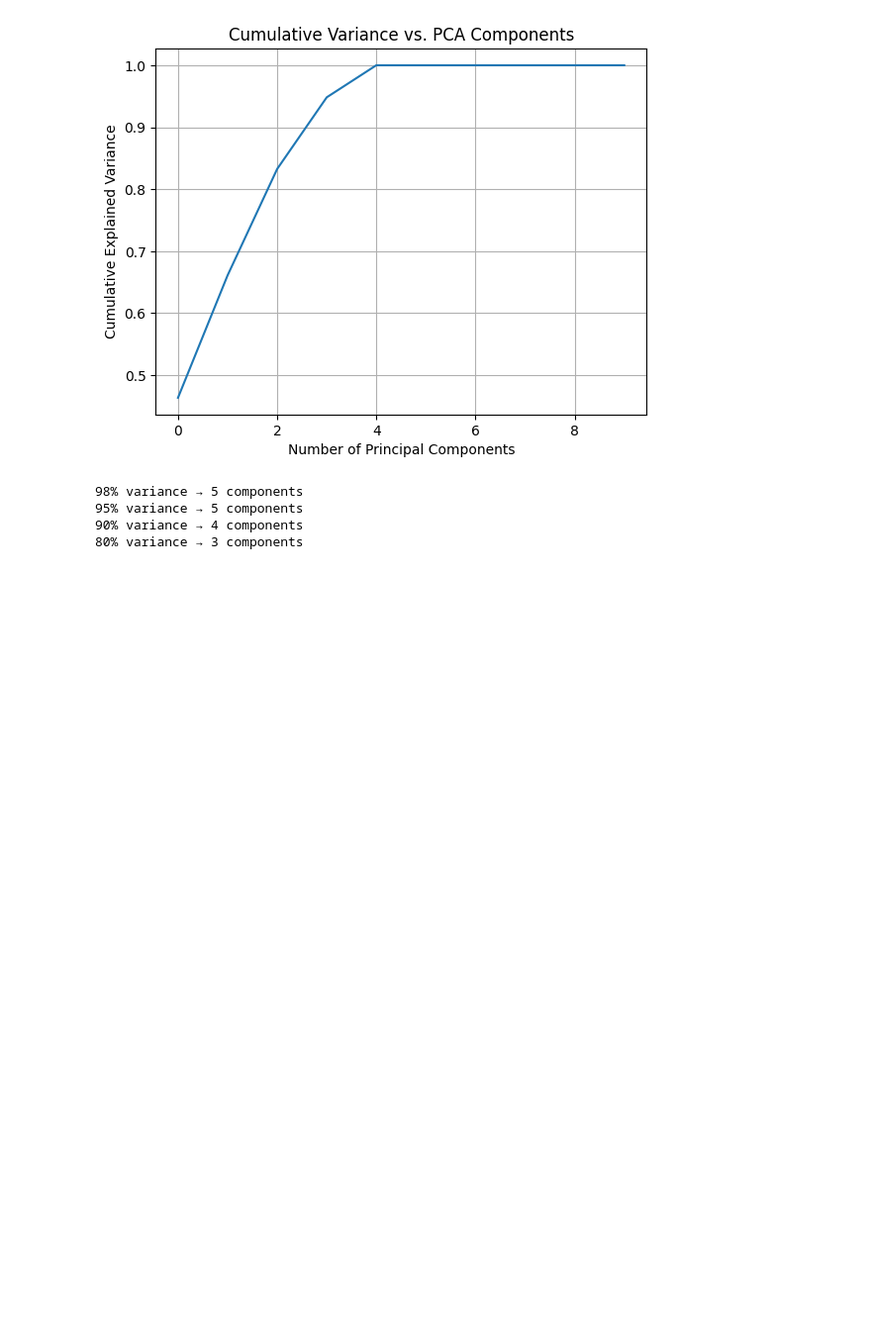
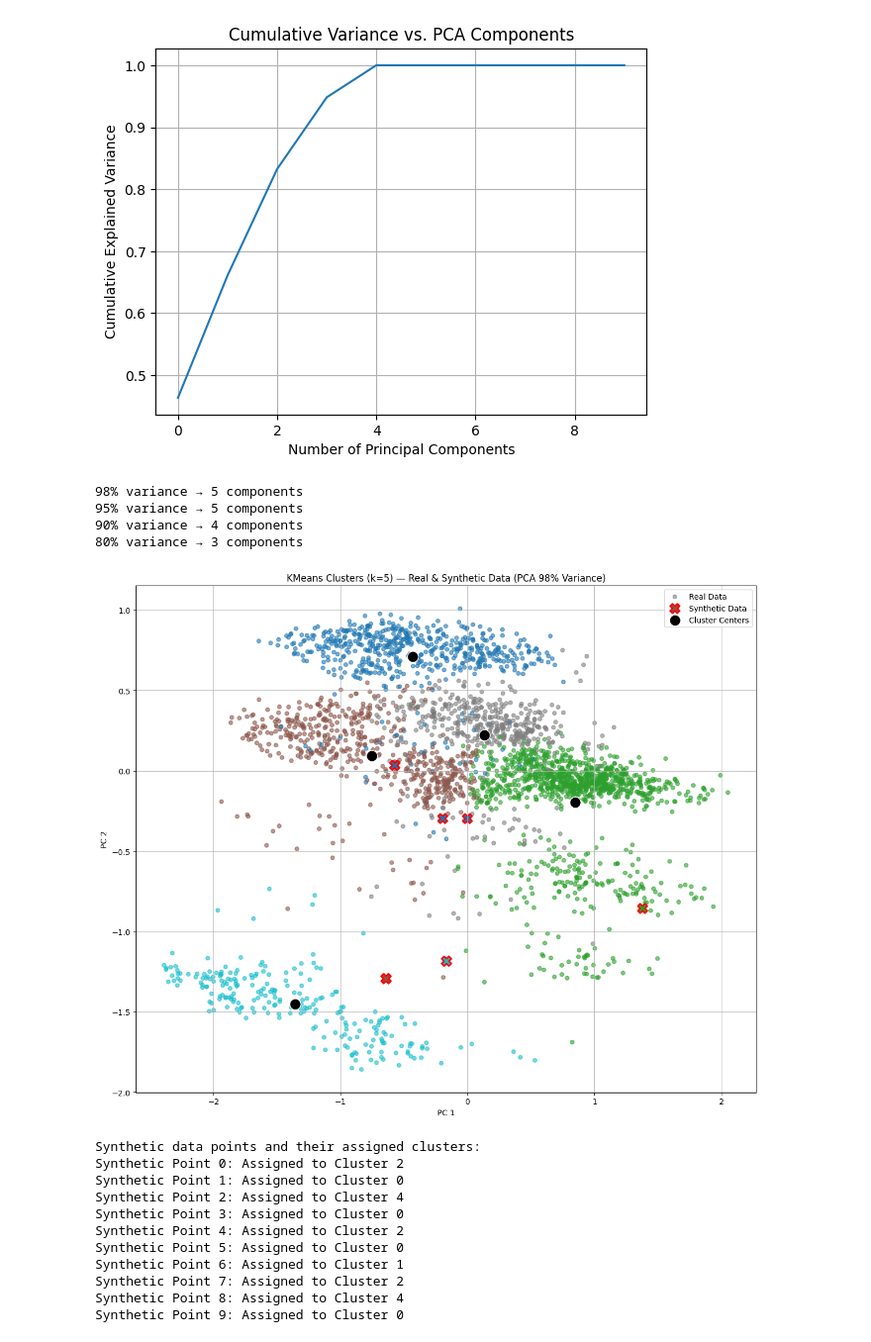
Before and after one commit to hedesiustefan/ML_Project, a Jupyter notebook: LAB4/ML_LAB4.ipynb, the cells around one changed output. Shown at 99% size. Cells and saved outputs as stored; diff of their text form; code cells hidden in the pictures; blank space fills up the shorter version.

Commit message:
k means on synthetic data

```diff
--- a/LAB4/ML_LAB4.ipynb
+++ b/LAB4/ML_LAB4.ipynb
@@ -537,3 +535,74 @@ for target in [0.98, 0.95, 0.90, 0.80]:
 95% variance → 5 components
 90% variance → 4 components
 80% variance → 3 components
+# %%
+import matplotlib.pyplot as plt
+
+# 1. Define the parameters for PCA and KMeans from the real data analysis
+# Using 98% variance (50 components) and its optimal k (5) from previous analysis
+target_variance = 0.98
+n_components_for_real_pca = 50  # From output of cell 2bc9e002 for 98% variance
+k_optimal_for_clustering = 5   # From best_k_for_each[0.98] in cell 468daf76
+
+# 2. Recreate the specific PCA model for real data with 98% variance
+# 'scaler' and 'numerical_cols' are already defined and fitted on real data in cell 2bc9e002
+# 'X_scaled' is the scaled real numerical data from cell 2bc9e002
+pca_for_clustering = PCA(n_components=n_components_for_real_pca)
+X_reduced_real_for_plot = pca_for_clustering.fit_transform(X_scaled)
+
+# 3. Recreate the KMeans model using the optimal k found for the real data
+kmeans_for_synth = KMeans(n_clusters=k_optimal_for_clustering, random_state=42)
+labels_real_for_plot = kmeans_for_synth.fit_predict(X_reduced_real_for_plot)
+centers_for_plot = kmeans_for_synth.cluster_centers_
+
+# 4. Prepare synthetic data using the same scaler and PCA fitted on real data
+# Ensure synthetic DataFrame has the same numerical columns as the real DataFrame
+synth_numerical_cols = synth[numerical_cols]
+
+X_scaled_synth_for_clustering = scaler.transform(synth_numerical_cols) # Use scaler fitted on real data
+X_reduced_synth_for_clustering = pca_for_clustering.transform(X_scaled_synth_for_clustering)
+
+# 5. Predict clusters for synthetic data using the KMeans model trained on real data
+labels_synth_for_plot = kmeans_for_synth.predict(X_reduced_synth_for_clustering)
+
+# 6. Plotting both real and synthetic data
+plt.figure(figsize=(12, 10))
+
+# Plot real data points
+plt.scatter(X_reduced_real_for_plot[:, 0], X_reduced_real_for_plot[:, 1],
+            c=labels_real_for_plot, cmap="tab10", s=25, alpha=0.6, label="Real Data")
+
+# Plot synthetic data points with a distinct marker (e.g., 'X') and outline
+plt.scatter(X_reduced_synth_for_clustering[:, 0], X_reduced_synth_for_clustering[:, 1],
+            c=labels_synth_for_plot, cmap="tab10", s=150, marker='X', edgecolor='red',
+            linewidth=2, label="Synthetic Data")
+
+# Plot cluster centers
+plt.scatter(centers_for_plot[:, 0], centers_for_plot[:, 1],
+            c="black", marker="o", s=200, edgecolor='white', linewidth=1, label="Cluster Centers")
+
+plt.title(f"KMeans Clusters (k={k_optimal_for_clustering}) — Real & Synthetic Data (PCA {target_variance*100:.0f}% Variance)")
+plt.xlabel("PC 1")
+plt.ylabel("PC 2")
+plt.legend()
+plt.grid(True)
+plt.tight_layout()
+plt.show()
+
+# Display which cluster each synthetic point belongs to
+print("\nSynthetic data points and their assigned clusters:")
+for i, label in enumerate(labels_synth_for_plot):
+    print(f"Synthetic Point {i}: Assigned to Cluster {label}")
+# %% [output]
+[figure, added]
+Synthetic data points and their assigned clusters:
+Synthetic Point 0: Assigned to Cluster 2
+Synthetic Point 1: Assigned to Cluster 0
+Synthetic Point 2: Assigned to Cluster 4
+Synthetic Point 3: Assigned to Cluster 0
+Synthetic Point 4: Assigned to Cluster 2
+Synthetic Point 5: Assigned to Cluster 0
+Synthetic Point 6: Assigned to Cluster 1
+Synthetic Point 7: Assigned to Cluster 2
+Synthetic Point 8: Assigned to Cluster 4
+Synthetic Point 9: Assigned to Cluster 0
```
Also changed, not shown: parts of 4 cells of this notebook.
